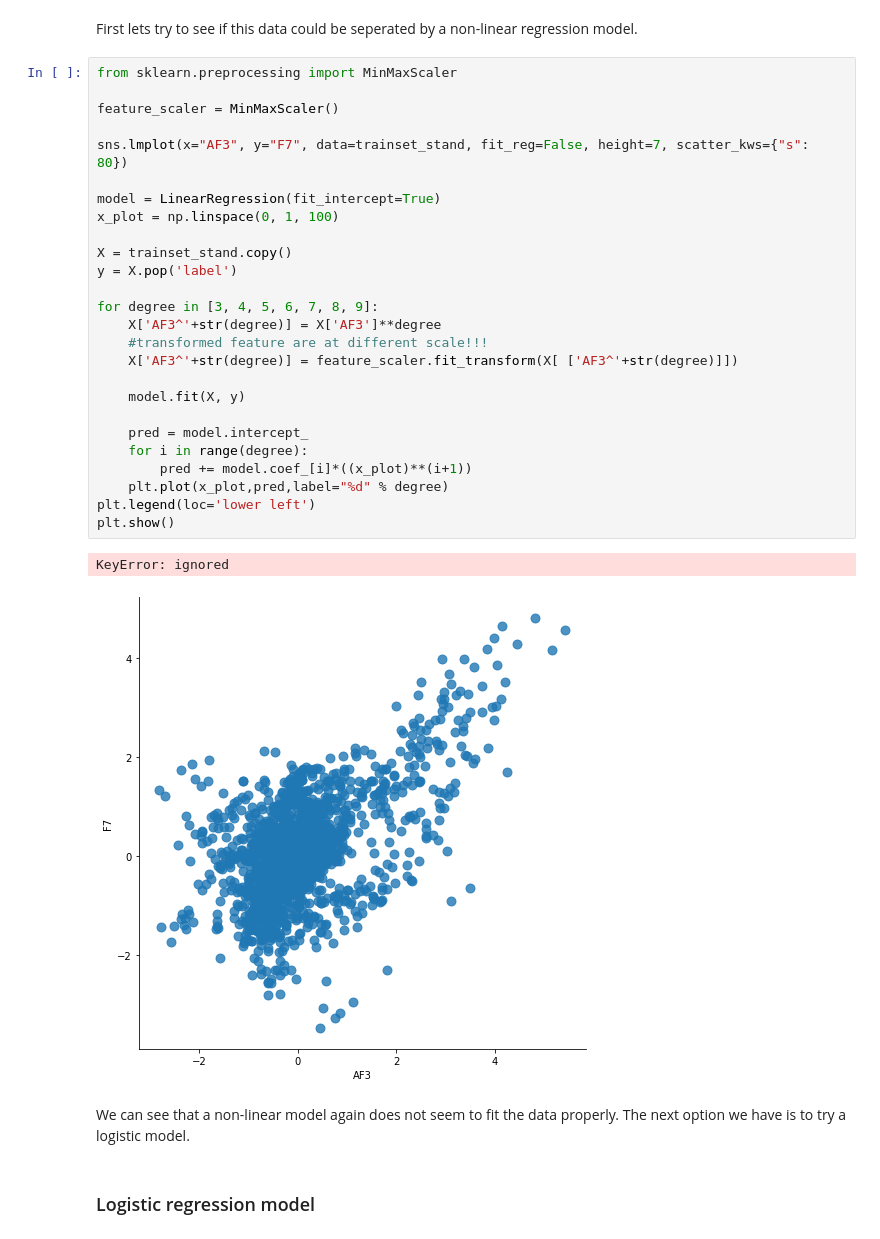
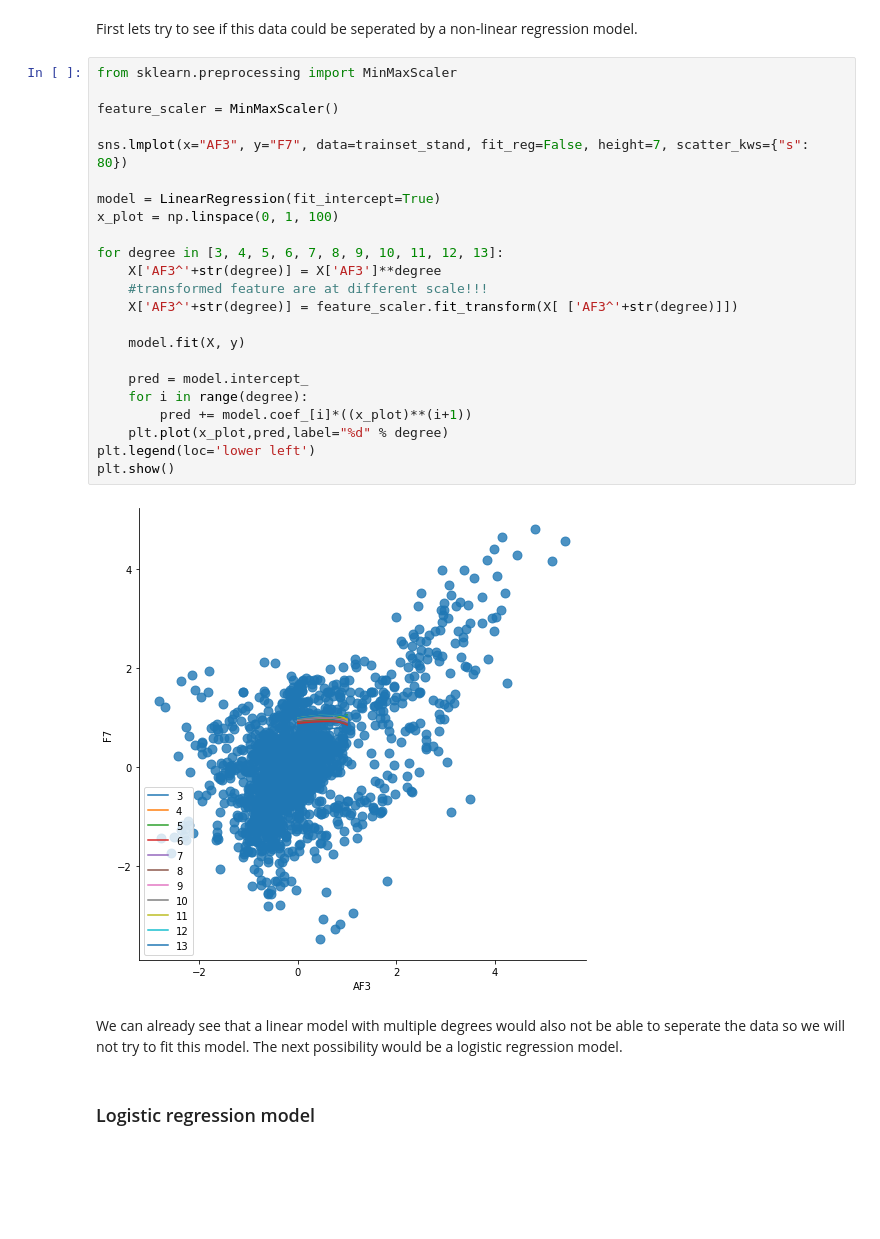
Before and after one commit to JanaDeCoster/Machine_Learning_course_UGent_D012554_kaggle, a Jupyter notebook: Kaggle_eye_blinking_prediciton.ipynb, the cells around one changed output. Drawn from its saved outputs; the diff is of its cells as text; blank space fills up the shorter version.

```diff
--- a/Kaggle_eye_blinking_prediciton.ipynb
+++ b/Kaggle_eye_blinking_prediciton.ipynb
@@ -282,35 +282,30 @@ First lets try to see if this data could be seperated by a non-linear regression
 # %%
 from sklearn.preprocessing import MinMaxScaler
 
 feature_scaler = MinMaxScaler()
 
 sns.lmplot(x="AF3", y="F7", data=trainset_stand, fit_reg=False, height=7, scatter_kws={"s": 80})
 
 model = LinearRegression(fit_intercept=True)
 x_plot = np.linspace(0, 1, 100)
 
-X = trainset_stand.copy()
-y = X.pop('label')
-
-for degree in [3, 4, 5, 6, 7, 8, 9]:
+for degree in [3, 4, 5, 6, 7, 8, 9, 10, 11, 12, 13]:
     X['AF3^'+str(degree)] = X['AF3']**degree
     #transformed feature are at different scale!!!
     X['AF3^'+str(degree)] = feature_scaler.fit_transform(X[ ['AF3^'+str(degree)]])
 
     model.fit(X, y)
 
     pred = model.intercept_
     for i in range(degree):
         pred += model.coef_[i]*((x_plot)**(i+1))
     plt.plot(x_plot,pred,label="%d" % degree)
 plt.legend(loc='lower left')
 plt.show()
 # %% [output]
-KeyError: ignored
-[figure, old version]
+[figure, new version]
 # %% [markdown]
-We can see that a non-linear model again does not seem to fit the data properly.
-The next option we have is to try a logistic model.
+We can already see that a linear model with multiple degrees would also not be able to seperate the data so we will not try to fit this model. The next possibility would be a logistic regression model.
 # %% [markdown]
 ### Logistic regression model
 # %% [markdown]
```
Also changed, not shown: parts of 17 cells of this notebook.
